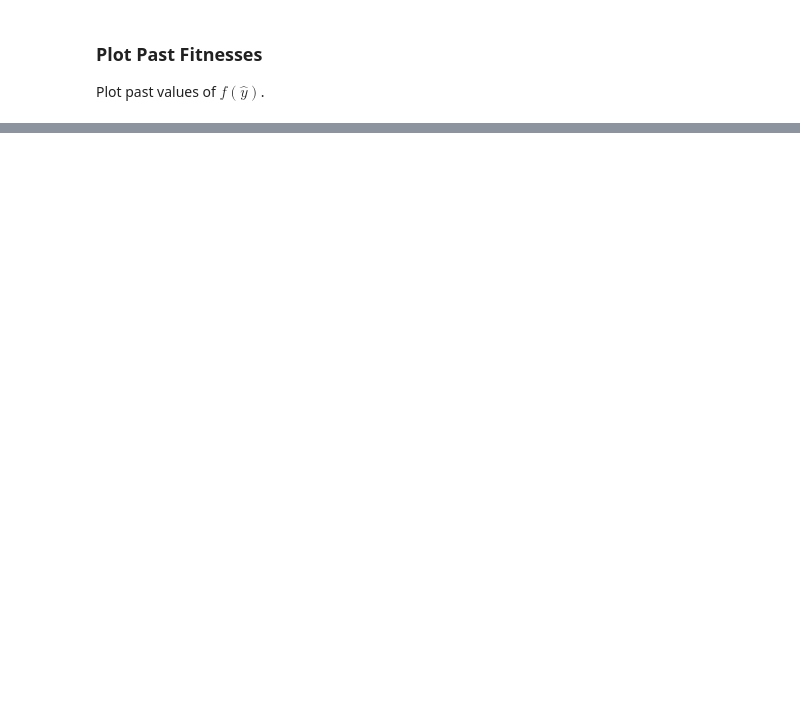
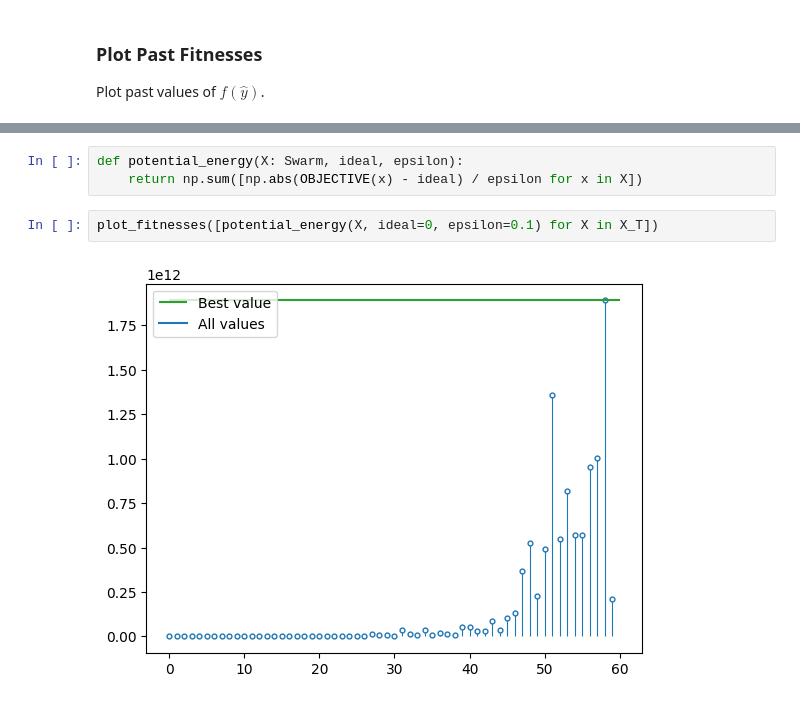
Before and after one commit to lyodine/oplot, a Jupyter notebook: docs/source/guides/examples/swarm.ipynb, the cells around one changed output, grey strips where cells are left out. Cells and saved outputs as stored; diff of their text form; blank space fills up the shorter version.

```diff
--- a/docs/source/guides/examples/swarm.ipynb
+++ b/docs/source/guides/examples/swarm.ipynb
@@ -129,0 +196,7 @@ plot_bests(fy_hat_T)
+# %%
+def potential_energy(X: Swarm, ideal, epsilon):
+    return np.sum([np.abs(OBJECTIVE(x) - ideal) / epsilon for x in X])
+# %%
+plot_fitnesses([potential_energy(X, ideal=0, epsilon=0.1) for X in X_T])
+# %% [output]
+[figure, added]
```
Also changed, not shown: parts of 30 cells of this notebook, 3 other files.
